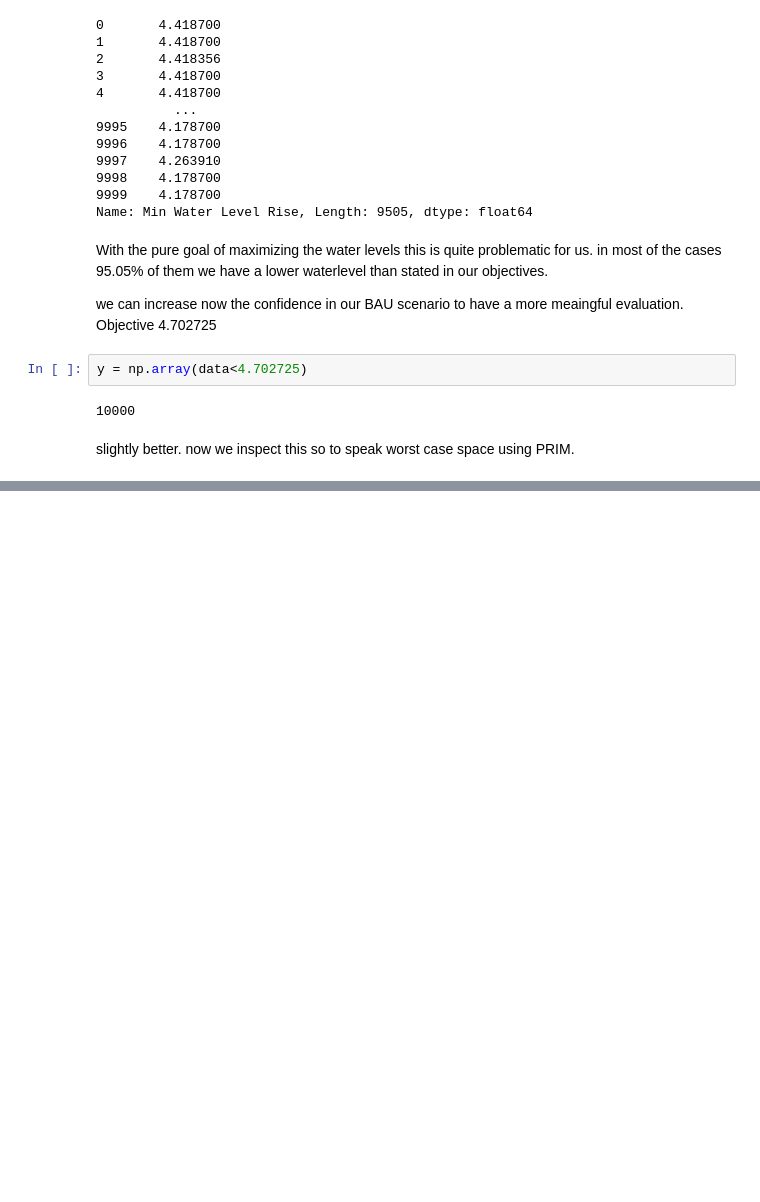
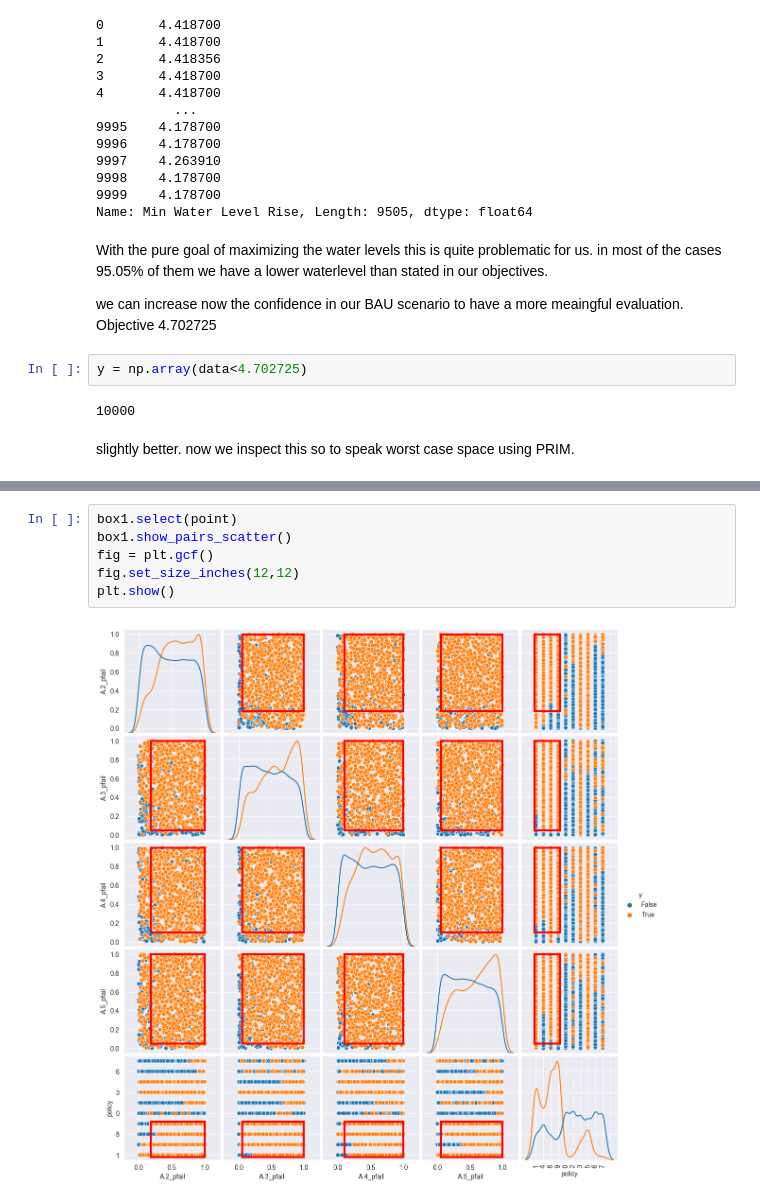
Before and after one commit to florihu/MBDM_Group5, a Jupyter notebook: scenario_discovery_PRIM.ipynb, the cells around one changed output, grey strips where cells are left out. Drawn from its saved outputs; the diff is of its cells as text; blank space fills up the shorter version.

```diff
--- a/scenario_discovery_PRIM.ipynb
+++ b/scenario_discovery_PRIM.ipynb
@@ -199,0 +253,8 @@ box1 = prim_alg.find_box()
+# %%
+box1.select(point)
+box1.show_pairs_scatter()
+fig = plt.gcf()
+fig.set_size_inches(12,12)
+plt.show()
+# %% [output]
+[figure, added]
```
Also changed, not shown: parts of 31 cells of this notebook, 4 other files.
